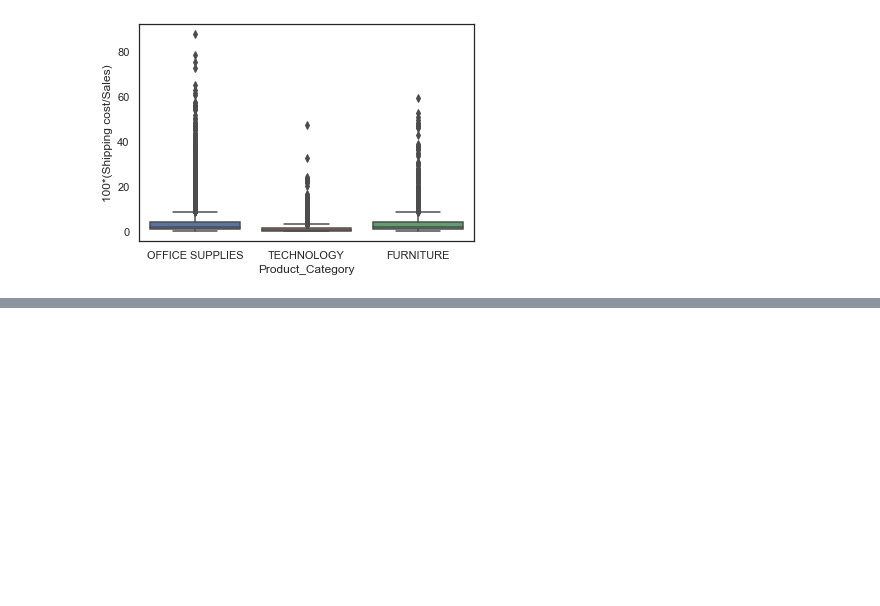
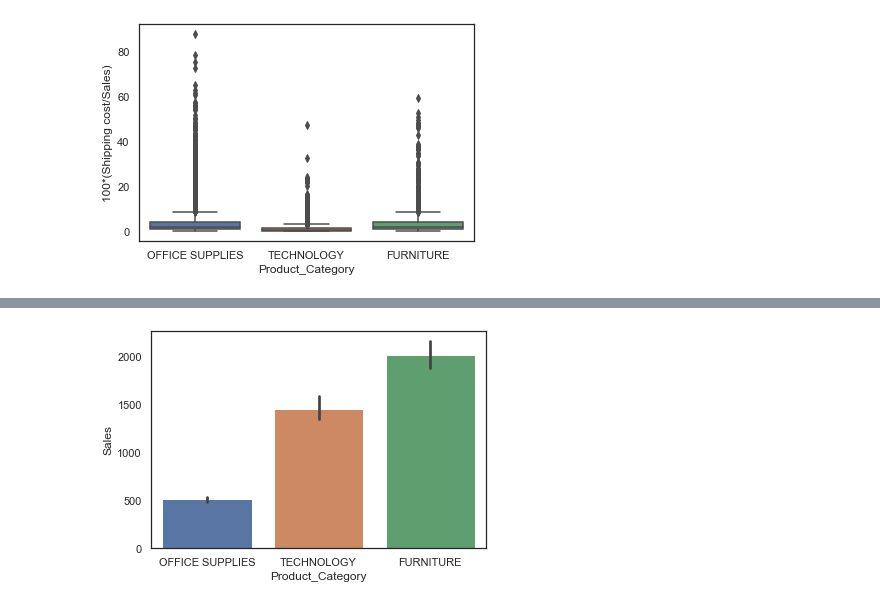
Before and after one commit to R-aryan/Machine_Learning_Crash_Course, a Jupyter notebook: Data Visualization/Plotting_Categorical_Data.ipynb, the cells around one changed output, grey strips where cells are left out. Cells and saved outputs as stored; diff of their text form; code cells hidden in the pictures; blank space fills up the shorter version.

```diff
--- a/Data Visualization/Plotting_Categorical_Data.ipynb
+++ b/Data Visualization/Plotting_Categorical_Data.ipynb
@@ -142,0 +153,6 @@ plt.show()
+# %%
+# bar plot with default statistic=mean
+sns.barplot(x='Product_Category',y='Sales',data=df)
+plt.show()
+# %% [output]
+[figure, added]
```
Also changed, not shown: parts of 5 cells of this notebook.
